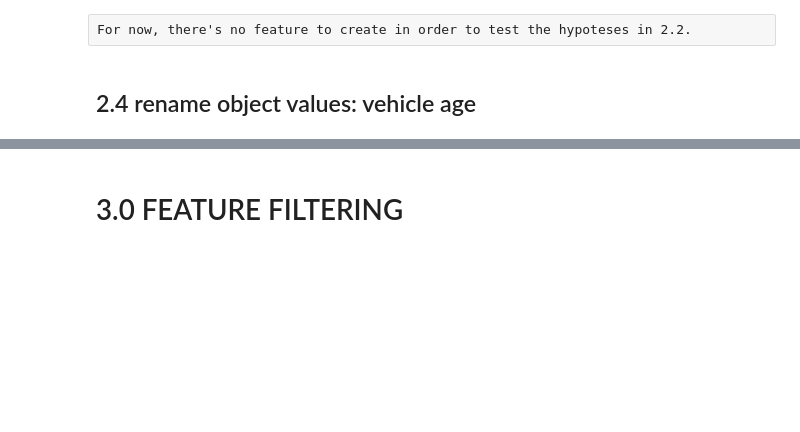
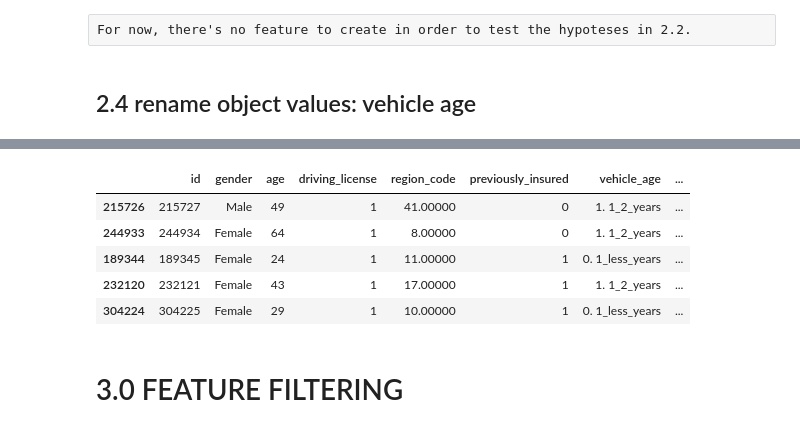
Before and after one commit to ViniciusKos/insurance_cross, a Jupyter notebook: insurance_cross_sell.ipynb, the cells around one changed output, grey strips where cells are left out. Drawn from its saved outputs; the diff is of its cells as text; code cells hidden in the pictures; blank space fills up the shorter version.

```diff
--- a/insurance_cross_sell.ipynb
+++ b/insurance_cross_sell.ipynb
@@ -188,4 +246,22 @@ df2['vehicle_age'].unique()
-# %%
-df2['vehicle_age']=df2['vehicle_age'].map({'> 2 Years':'2. 2_more_years','1-2 Year':'1. 1_2_years', '< 1 Year': '0. 1_less_years'})
-print(df2['vehicle_age'].unique())
-df2.head(1)
+# %%
+class FeatureEngineering(BaseEstimator, TransformerMixin):
+    def __init__(self):
+        pass
+    def fit(self, X,y=None):
+        return self
+    def transform(self, X, y=None):
+        X2=X.copy()
+        X2.columns=X2.columns.str.lower()
+        X2['vehicle_age']=X2['vehicle_age'].map({'> 2 Years':'2. 2_more_years','1-2 Year':'1. 1_2_years', '< 1 Year': '0. 1_less_years'})
+        return X2
+# %%
+fe=FeatureEngineering().fit(df2)
+df2=FeatureEngineering().transform(df2)
+df2.head()
+# %% [output]
+|  | id | gender | age | driving_license | region_code | previously_insured | vehicle_age | ... |
+| 215726 | 215727 | Male | 49 | 1 | 41.00000 | 0 | 1. 1_2_years | ... |
+| 244933 | 244934 | Female | 64 | 1 | 8.00000 | 0 | 1. 1_2_years | ... |
+| 189344 | 189345 | Female | 24 | 1 | 11.00000 | 1 | 0. 1_less_years | ... |
+| 232120 | 232121 | Female | 43 | 1 | 17.00000 | 1 | 1. 1_2_years | ... |
+| 304224 | 304225 | Female | 29 | 1 | 10.00000 | 1 | 0. 1_less_years | ... |
```
Also changed, not shown: parts of 27 cells of this notebook, 6 other files.
